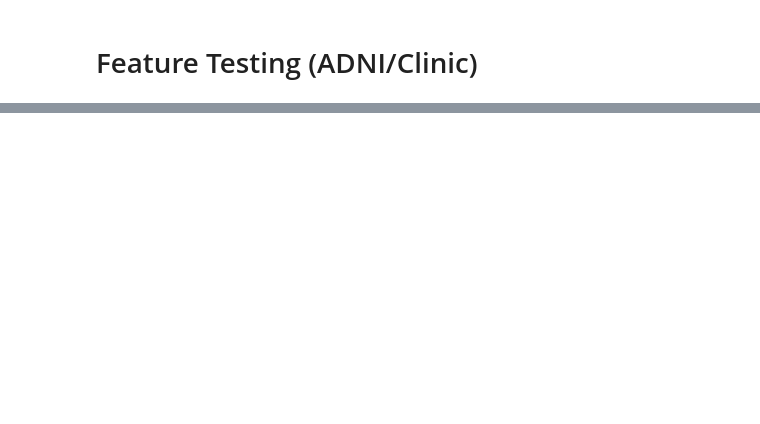
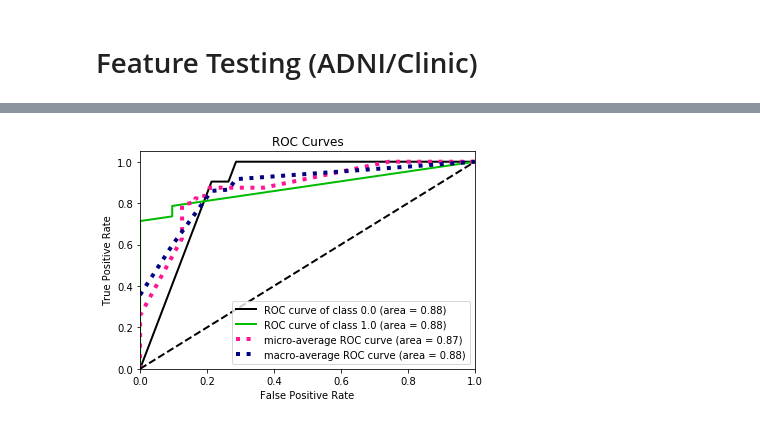
Before and after one commit to mjkleiman/streamlineAD, a Jupyter notebook: KleimanPhD_Chp3.ipynb, the cells around one changed output, grey strips where cells are left out. Drawn from its saved outputs; the diff is of its cells as text; code cells hidden in the pictures; blank space fills up the shorter version.

```diff
--- a/KleimanPhD_Chp3.ipynb
+++ b/KleimanPhD_Chp3.ipynb
@@ -996,0 +1437,18 @@ df_costsum.to_csv(f'{dir}/Output/cost_sum_output_avg.csv', index=False)
+# %%
+from sklearn.tree import DecisionTreeClassifier
+
+clf = DecisionTreeClassifier(random_state=0)
+clf.fit(X_train, adni_y)
+
+import graphviz
+from sklearn.tree import export_graphviz
+
+dot = export_graphviz(clf, out_file=None,
+                     feature_names=features,
+                     class_names=['Normal','Impaired'],
+                     filled=True, rounded=True,
+                     rotate=True, max_depth=3)
+
+graph = graphviz.Source(dot)
+graph.render(filename='eff_tree_row0_3.gv', directory=f'{dir}/Output/', format='pdf')
+graph
@@ -996,0 +1459,15 @@ df_costsum.to_csv(f'{dir}/Output/cost_sum_output_avg.csv', index=False)
+# %%
+features = df_costsum.iloc[3,3]
+# %%
+X_train = adni_X.loc[:,features]
+X_test = clinic_X.loc[:,features]
+
+clf = RandomForestClassifier(n_estimators=300, max_features=.5,
+                            min_samples_leaf=5, bootstrap=True, random_state=0)
+clf.fit(X_train, adni_y.values.ravel())
+y_pred = clf.predict(X_test)
+print('AUC: ', roc_auc_score(clinic_y, y_pred))
+print('\n')
+print(classification_report(clinic_y, y_pred, digits=3))
+print('\n')
+print(confusion_matrix(clinic_y, y_pred))
@@ -996,0 +1491,7 @@ df_costsum.to_csv(f'{dir}/Output/cost_sum_output_avg.csv', index=False)
+# %%
+adni_proba = clf.predict_proba(X_test)
+roc = skplt.metrics.plot_roc(clinic_y, adni_proba)
+# fig = roc.get_figure()
+# fig.savefig(f'{dir}/Figures/roc_eff_row0_3', dpi=300)
+# %% [output]
+[figure, added]
```
Also changed, not shown: parts of 164 cells of this notebook.
